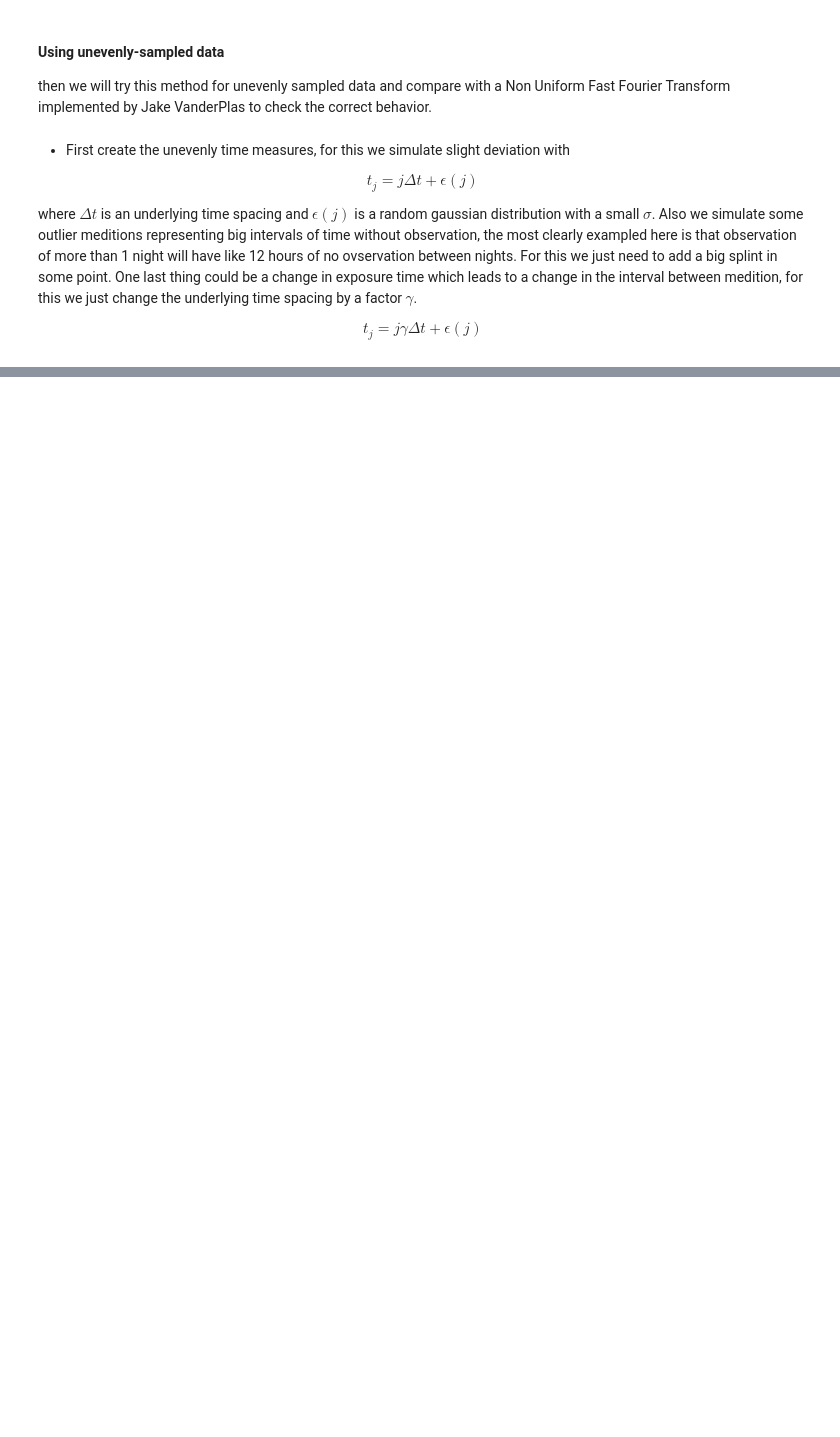
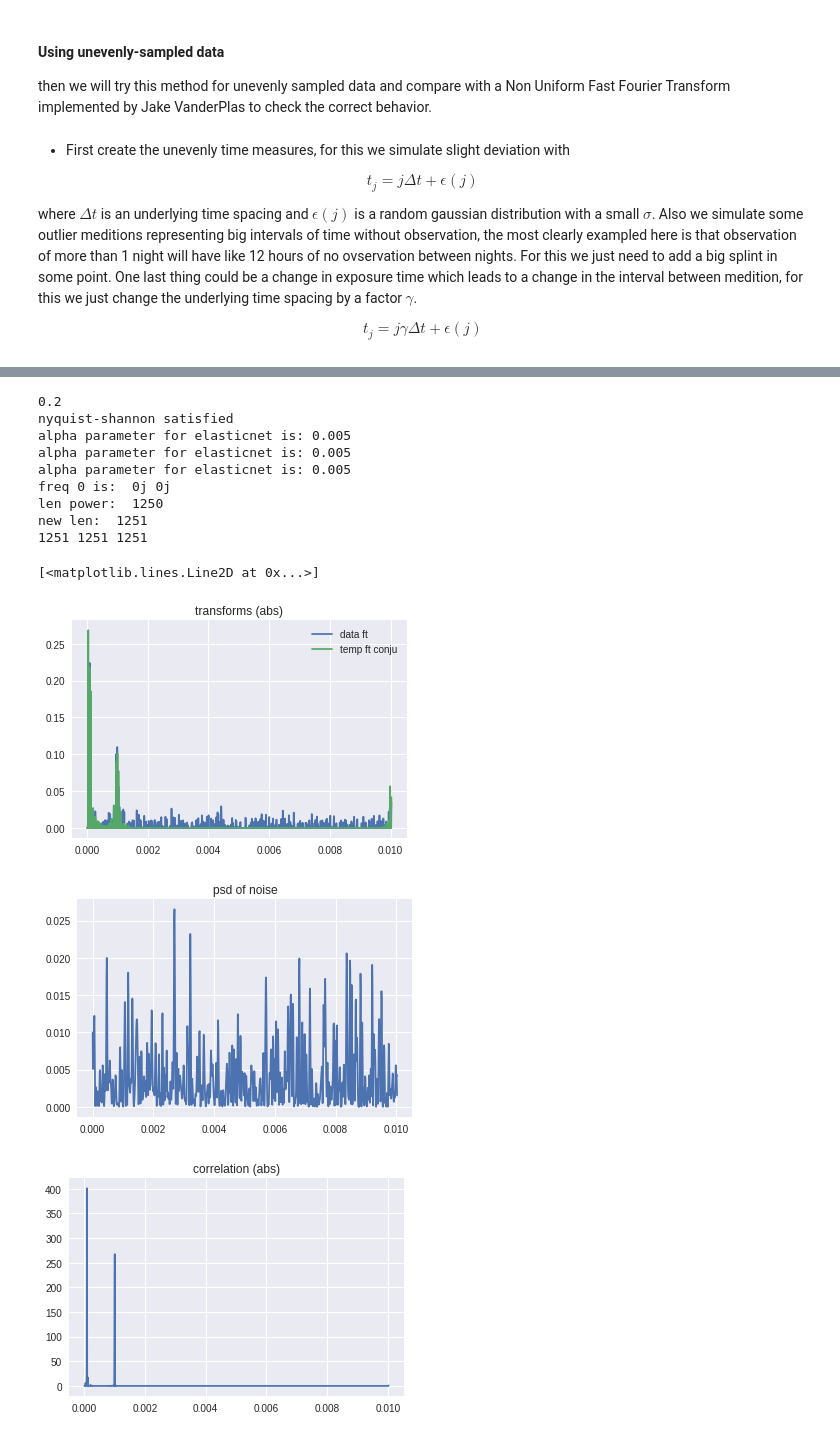
Before and after one commit to frmunozz/IrregularMatchedFilter, a Jupyter notebook: developing/RidgeRegression.ipynb, the cells around one changed output, grey strips where cells are left out. Saved outputs shown, nothing was run; the diff lists cells and outputs as text; code cells hidden in the pictures; blank space fills up the shorter version.

```diff
--- a/developing/RidgeRegression.ipynb
+++ b/developing/RidgeRegression.ipynb
@@ -358,9 +358,9 @@ def SNR_signal_decomp(N, times, data, noise, temp, model_type="ridge", oversampl
     # a maximum frequency
     T = max(times) - min(times)
     f_max = (N//2) / T
-    f_min = 1 / T
     # the sampling spacer df
     df = 1 / T / oversampling_factor
+    f_min = 0
 
     # get the frequency grid, considering the 0 frequency
     Nf = 1 + int(np.round((f_max - f_min) / df))
@@ -377,15 +377,18 @@ def SNR_signal_decomp(N, times, data, noise, temp, model_type="ridge", oversampl
     data_ft = cast_into_FT(coef_data)
     temp_ft = cast_into_FT(coef_temp)
     noise_ft = cast_into_FT(coef_noise)
-
+    print("freq 0 is: ", data_ft[0], temp_ft[0])
     plt.figure()
     plt.title("transforms (abs)")
     plt.plot(k, np.abs(data_ft), label="data ft")
     plt.plot(k, np.abs(temp_ft), label="temp ft conju")
     plt.legend()
 
-    _, power = LombScargle(times, noise).autopower(maximum_frequency=f_max, minimum_frequency=f_min,
+    _, power = LombScargle(times, noise).autopower(maximum_frequency=f_max, minimum_frequency=df,
                                                          samples_per_peak=oversampling_factor, normalization="standard")
+    print("len power: ", len(power))
+    power = np.append(0.01, power)
+    print("new len: ", len(power))
     plt.figure()
     plt.title("psd of noise")
     plt.plot(k, power)
@@ -393,46 +396,61 @@ def SNR_signal_decomp(N, times, data, noise, temp, model_type="ridge", oversampl
 
     print(len(data_ft), len(temp_ft), len(power))
     norm_sigma = 4 * df
-    h_norm = (temp_ft * temp_ft.conjugate() / power).sum()
-    h_norm = np.mean(noise_ft * temp_ft.conjugate() / power)
+    h_norm = (temp_ft.conjugate() * temp_ft / power).sum()
+#     h_norm = np.mean(noise_ft * temp_ft.conjugate() / power)
     norm_corr = 4 * df / np.sqrt(h_norm * norm_sigma)
 #     corr = data_ft * temp_ft.conjugate() / power
-    corr = np.divide(np.multiply(data_ft, temp_ft.conjugate()), power)
+    corr = np.divide(np.multiply(data_ft.conjugate(), temp_ft), power)
 
     plt.figure()
     plt.title("correlation (abs)")
     plt.plot(k, np.abs(corr))
 
     snr = np.dot(F, corr) * norm_corr
-#     snr = np.roll(snr, len(snr) // 2)
+    snr = np.roll(snr, len(snr) // 2)
     return snr
 
 
-n_samples = 400
-freq = [0.0001, 0.005]
-weights=[1, 0.1]
-config="outlier"
-pos_start_peaks = 50
+n_samples = 500
+freq = [0.00008, 0.001, 0.01]
+weights=[1, 0.4, 0.2]
+config="slight"
+pos_start_peaks = 0
 n_peaks = 1
 simulated = SimulateSignal(n_samples, freq, weights=weights, noise_level=0.2,
-                           dwindow="tukey", underlying_delta=60)
+                           dwindow="tukey", underlying_delta=50)
 times = simulated.get_times(configuration=config)
 data = simulated.get_data(pos_start_peaks=pos_start_peaks, n_peaks=n_peaks, with_noise=True,
                           configuration=config)
 noise = simulated.get_noise(None)
 temp = simulated.get_data(pos_start_peaks=pos_start_peaks, n_peaks=n_peaks, with_noise=False,
                           configuration=config)
+temp *= 1
 T = max(times) - min(times)
 if max(freq) * 2 < n_samples/T:
         print("nyquist-shannon satisfied")
 else:
     print("nyquist-shannon not satisfied, you need an average sampling rate of: {} and yu have: {}".format(max(freq) * 2,
                                                                                                           n_samples/T))
 
 
 snr = SNR_signal_decomp(n_samples, times, data, noise, temp, model_type="elasticnet")
 plt.figure()
 plt.plot(times, data)
 plt.plot(times, temp)
 plt.figure()
-plt.plot(times, np.abs(snr), '.-')
+plt.plot(times - times[n_samples//2], snr, '.-')
+# %% [output]
+0.2
+nyquist-shannon satisfied
+alpha parameter for elasticnet is: 0.005
+alpha parameter for elasticnet is: 0.005
+alpha parameter for elasticnet is: 0.005
+freq 0 is:  0j 0j
+len power:  1250
+new len:  1251
+1251 1251 1251
+[<matplotlib.lines.Line2D at 0x...>]
+[figure, added]
+[figure, added]
+[figure, added]
```
Also changed, not shown: parts of 7 cells of this notebook, 1 other file.
